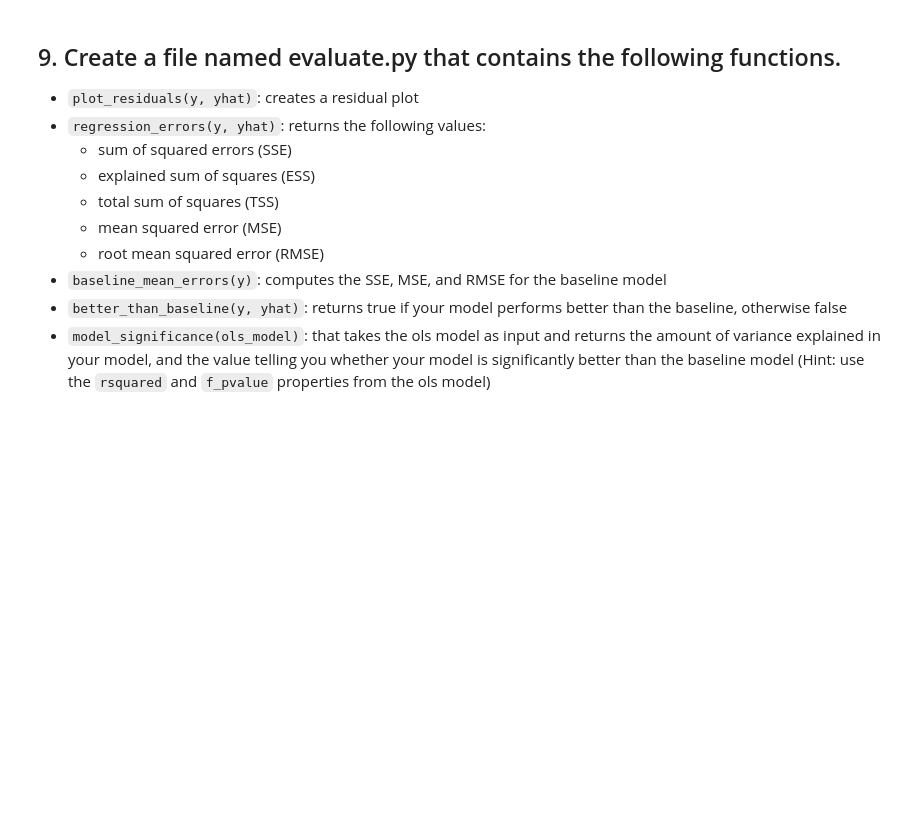
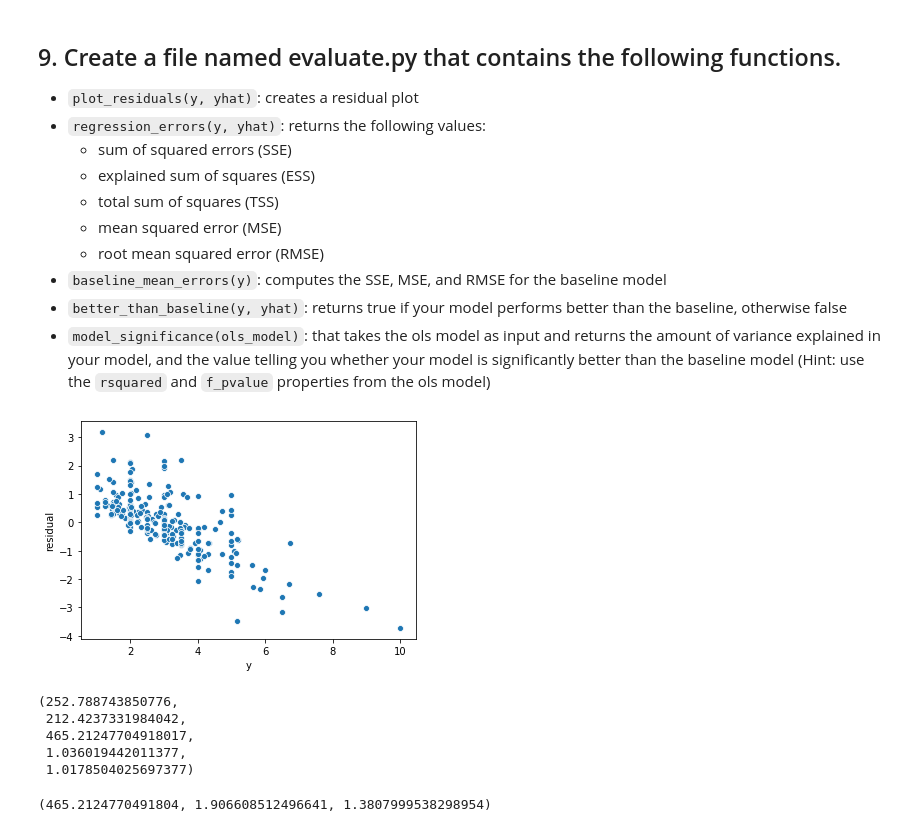
Before and after one commit to chasethompson/ds-methodologies-exercises, a Jupyter notebook: regression/evaluate.ipynb, the cells around one changed output. Drawn from its saved outputs; the diff is of its cells as text; code cells hidden in the pictures; blank space fills up the shorter version.

```diff
--- a/regression/evaluate.ipynb
+++ b/regression/evaluate.ipynb
@@ -57,7 +57,7 @@ df['yhat_baseline'] = df['y'].mean()
 # %%
 from statsmodels.formula.api import ols
 
-model = ols('y ~ x', data=df).fit()
+ols_model = ols('y ~ x', data=df).fit()
 predictions = model.predict(df.x)
 # %%
 df['yhat'] = predictions
@@ -185,3 +178,18 @@ Because our p-value of 1e-33 is smaller than our alpha, we can say that the mode
 - `baseline_mean_errors(y)`: computes the SSE, MSE, and RMSE for the baseline model
 - `better_than_baseline(y, yhat)`: returns true if your model performs better than the baseline, otherwise false
 - `model_significance(ols_model)`: that takes the ols model as input and returns the amount of variance explained in your model, and the value telling you whether your model is significantly better than the baseline model (Hint: use the `rsquared` and `f_pvalue` properties from the ols model)
+# %%
+# plot_residuals(y, yhat): creates a residual plot
+
+def plot_residuals(df, residual=True):
+    """
+
+    Plot the residuals for a linear regression model
+
+    """
+    sns.scatterplot(x="y", y="residual", data=df)
+    return plt.show()
+# %%
+plot_residuals(df)
+# %% [output]
+[figure, added]
@@ -187,0 +221,8 @@ Because our p-value of 1e-33 is smaller than our alpha, we can say that the mode
+# %%
+regression_errors(df)
+# %% [output]
+(252.788743850776,
+ 212.4237331984042,
+ 465.21247704918017,
+ 1.036019442011377,
+ 1.0178504025697377)
@@ -187,0 +246,4 @@ Because our p-value of 1e-33 is smaller than our alpha, we can say that the mode
+# %%
+baseline_mean_errors(df)
+# %% [output]
+(465.2124770491804, 1.906608512496641, 1.3807999538298954)
```
Also changed, not shown: parts of 15 cells of this notebook, 1 other file.
